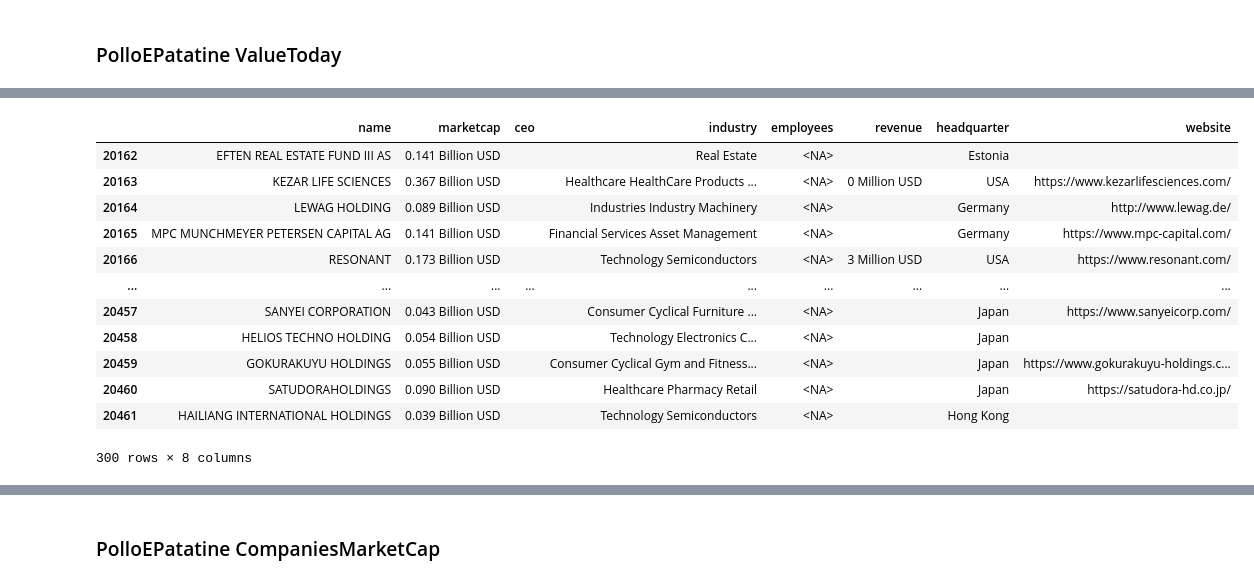
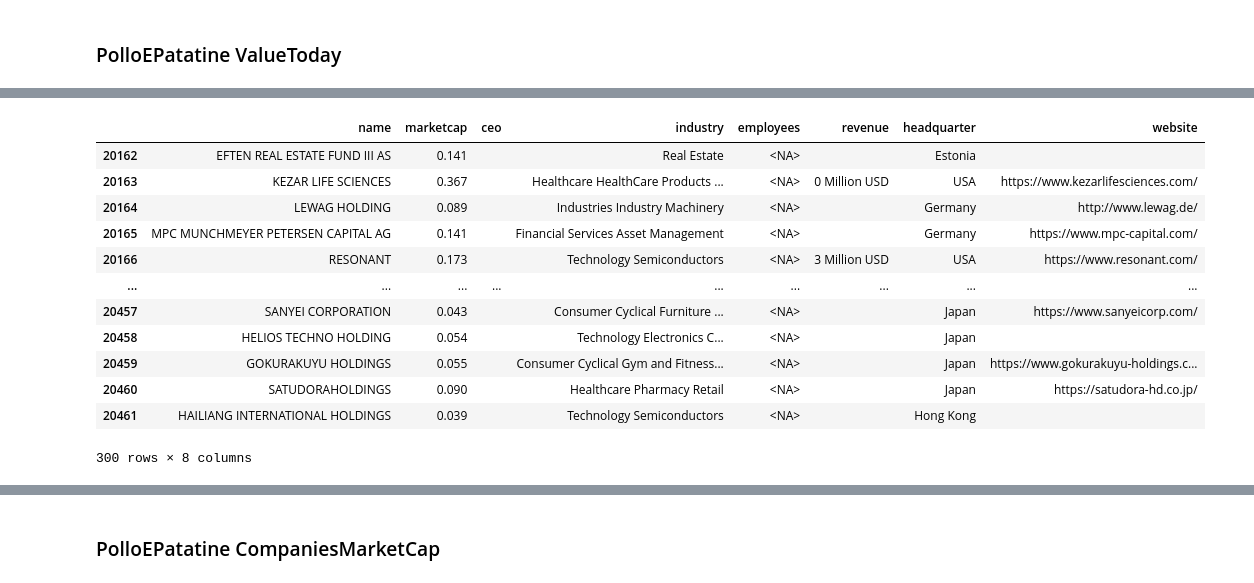
Before and after one commit to samuel-esp/IngDati-Progetto, a Jupyter notebook: SchemaAlignmentCompanies.ipynb, the cells around one changed output, grey strips where cells are left out. Cells and saved outputs as stored; diff of their text form; code cells hidden in the pictures.

Commit message:
marketcap updated

```diff
--- a/SchemaAlignmentCompanies.ipynb
+++ b/SchemaAlignmentCompanies.ipynb
@@ -720,24 +759,25 @@ dtype: object
 # %%
 pepvalue.rename(columns={'business':'industry'}, inplace=True)
 pepvalue.rename(columns={'annual revenue':'revenue'}, inplace=True)
 pepvalue.rename(columns={'country':'headquarter'}, inplace=True)
 pepvalue['employees'] = pepvalue['employees'].str.replace(r'[^0-9]+', '')
 pepvalue['employees'] = pepvalue['employees'].replace('', np.nan)
 pepvalue['employees'] = pepvalue['employees'].replace('NaN', np.nan)
 pepvalue['employees'] = pepvalue['employees'].astype('float').astype('Int64')
 pepvalue['employees']= pepvalue.apply(lambda x: pd.NA if pd.isna(x['employees']) else employees_range(x['employees']), axis=1)
+pepvalue['marketcap'] = pepvalue['marketcap'].str.replace(r'[^\d.]+', '')
 pepvalue.tail(300)
 # %% [output]
 |  | name | marketcap | ceo | industry | employees | revenue | headquarter | website |
-| 20162 | EFTEN REAL ESTATE FUND III AS | 0.141 Billion USD |  | Real Estate | <NA> |  | Estonia |  |
-| 20163 | KEZAR LIFE SCIENCES | 0.367 Billion USD |  | Healthcare HealthCare Products ... | <NA> | 0 Million USD | USA | https://www.kezarlifesciences.com/ |
-| 20164 | LEWAG HOLDING | 0.089 Billion USD |  | Industries Industry Machinery | <NA> |  | Germany | http://www.lewag.de/ |
-| 20165 | MPC MUNCHMEYER PETERSEN CAPITAL AG | 0.141 Billion USD |  | Financial Services Asset Management | <NA> |  | Germany | https://www.mpc-capital.com/ |
-| 20166 | RESONANT | 0.173 Billion USD |  | Technology Semiconductors | <NA> | 3 Million USD | USA | https://www.resonant.com/ |
+| 20162 | EFTEN REAL ESTATE FUND III AS | 0.141 |  | Real Estate | <NA> |  | Estonia |  |
+| 20163 | KEZAR LIFE SCIENCES | 0.367 |  | Healthcare HealthCare Products ... | <NA> | 0 Million USD | USA | https://www.kezarlifesciences.com/ |
+| 20164 | LEWAG HOLDING | 0.089 |  | Industries Industry Machinery | <NA> |  | Germany | http://www.lewag.de/ |
+| 20165 | MPC MUNCHMEYER PETERSEN CAPITAL AG | 0.141 |  | Financial Services Asset Management | <NA> |  | Germany | https://www.mpc-capital.com/ |
+| 20166 | RESONANT | 0.173 |  | Technology Semiconductors | <NA> | 3 Million USD | USA | https://www.resonant.com/ |
 | ... | ... | ... | ... | ... | ... | ... | ... | ... |
-| 20457 | SANYEI CORPORATION | 0.043 Billion USD |  | Consumer Cyclical Furniture ... | <NA> |  | Japan | https://www.sanyeicorp.com/ |
-| 20458 | HELIOS TECHNO HOLDING | 0.054 Billion USD |  | Technology Electronics C... | <NA> |  | Japan |  |
-| 20459 | GOKURAKUYU HOLDINGS | 0.055 Billion USD |  | Consumer Cyclical Gym and Fitness... | <NA> |  | Japan | https://www.gokurakuyu-holdings.c... |
-| 20460 | SATUDORAHOLDINGS | 0.090 Billion USD |  | Healthcare Pharmacy Retail | <NA> |  | Japan | https://satudora-hd.co.jp/ |
-| 20461 | HAILIANG INTERNATIONAL HOLDINGS | 0.039 Billion USD |  | Technology Semiconductors | <NA> |  | Hong Kong |  |
+| 20457 | SANYEI CORPORATION | 0.043 |  | Consumer Cyclical Furniture ... | <NA> |  | Japan | https://www.sanyeicorp.com/ |
+| 20458 | HELIOS TECHNO HOLDING | 0.054 |  | Technology Electronics C... | <NA> |  | Japan |  |
+| 20459 | GOKURAKUYU HOLDINGS | 0.055 |  | Consumer Cyclical Gym and Fitness... | <NA> |  | Japan | https://www.gokurakuyu-holdings.c... |
+| 20460 | SATUDORAHOLDINGS | 0.090 |  | Healthcare Pharmacy Retail | <NA> |  | Japan | https://satudora-hd.co.jp/ |
+| 20461 | HAILIANG INTERNATIONAL HOLDINGS | 0.039 |  | Technology Semiconductors | <NA> |  | Hong Kong |  |
 300 rows × 8 columns
```
Also changed, not shown: parts of 23 cells of this notebook, 1 other file.
